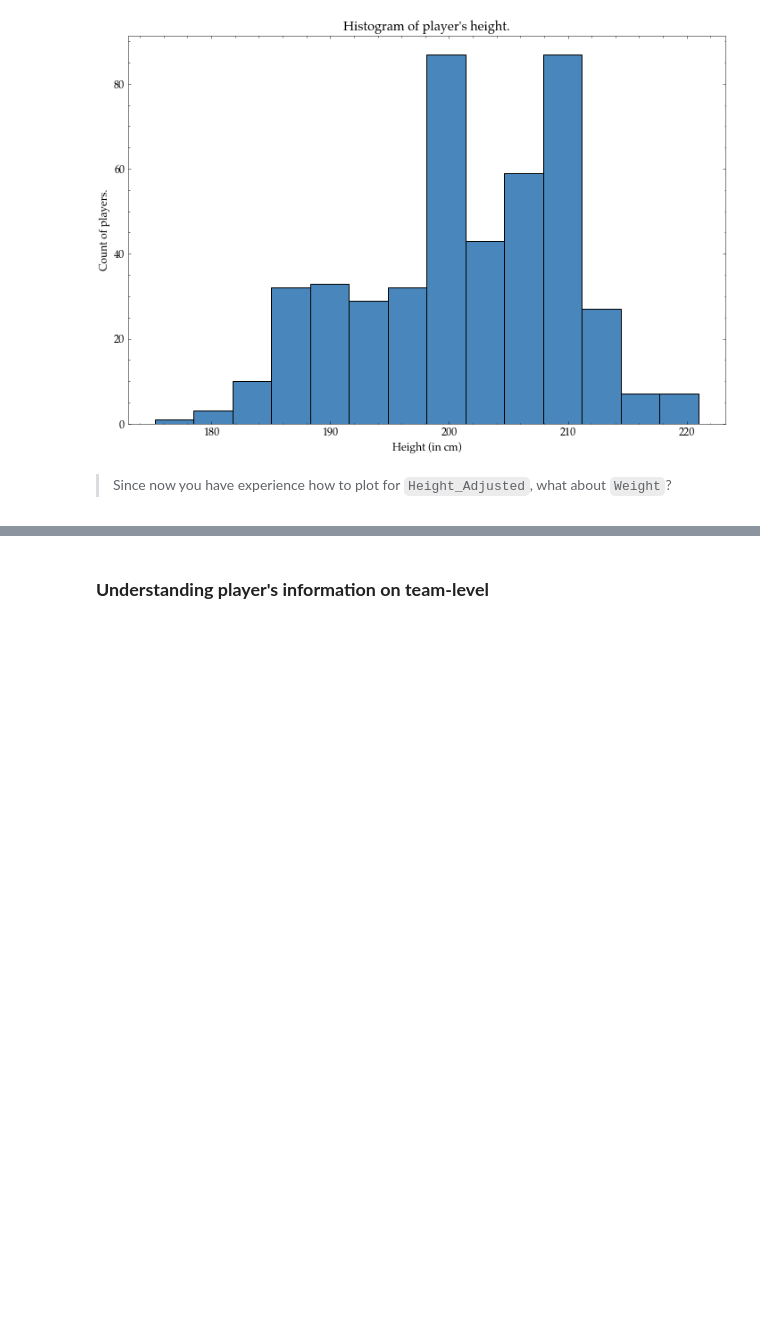
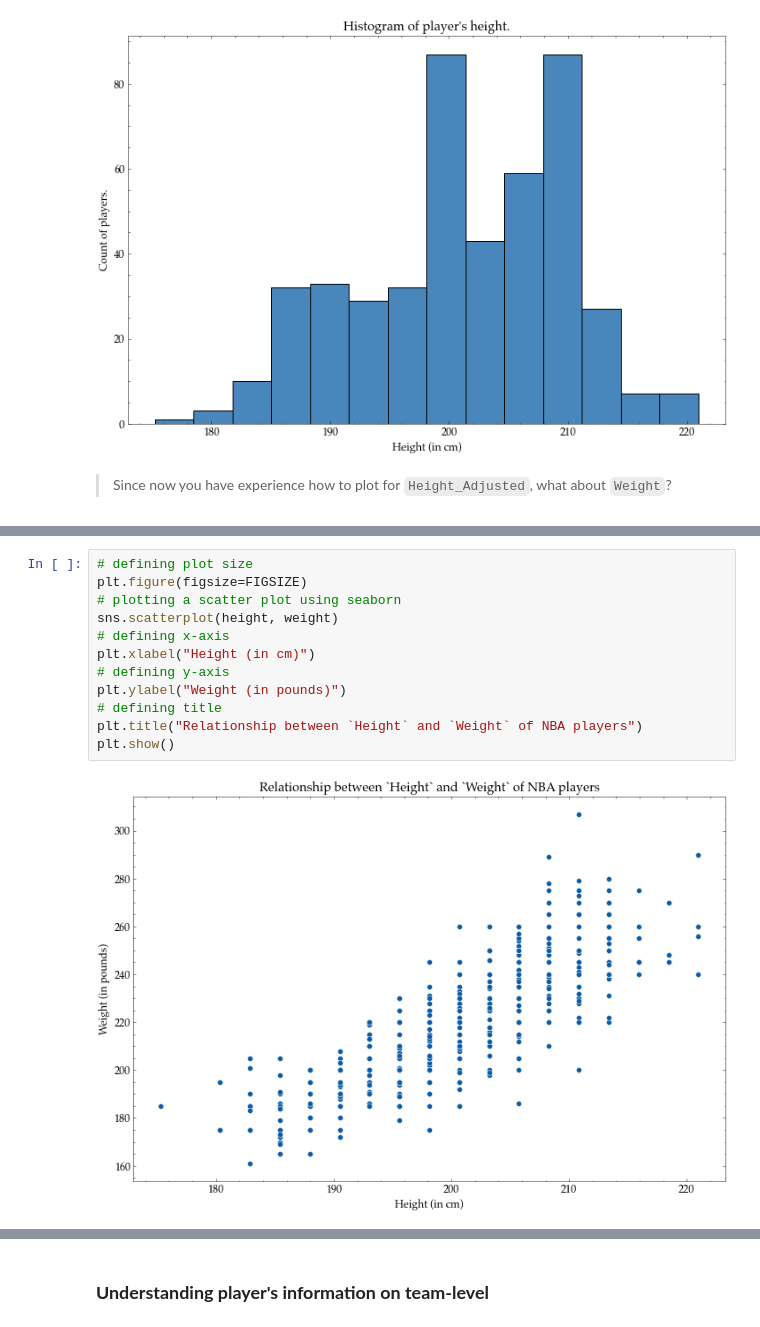
Before and after one commit to dianeyeo/aiig-suss, a Jupyter notebook: workshops/introduction-to-data-visualization/01-introduction-to-data-viz.ipynb, the cells around one changed output, grey strips where cells are left out. Drawn from its saved outputs; the diff is of its cells as text; blank space fills up the shorter version.

```diff
--- a/workshops/introduction-to-data-visualization/01-introduction-to-data-viz.ipynb
+++ b/workshops/introduction-to-data-visualization/01-introduction-to-data-viz.ipynb
@@ -334,0 +393,14 @@ plot_num_cols(x=weight,
+# %%
+# defining plot size
+plt.figure(figsize=FIGSIZE)
+# plotting a scatter plot using seaborn
+sns.scatterplot(height, weight)
+# defining x-axis
+plt.xlabel("Height (in cm)")
+# defining y-axis
+plt.ylabel("Weight (in pounds)")
+# defining title
+plt.title("Relationship between `Height` and `Weight` of NBA players")
+plt.show()
+# %% [output]
+[figure, added]
```
Also changed, not shown: parts of 35 cells of this notebook.
